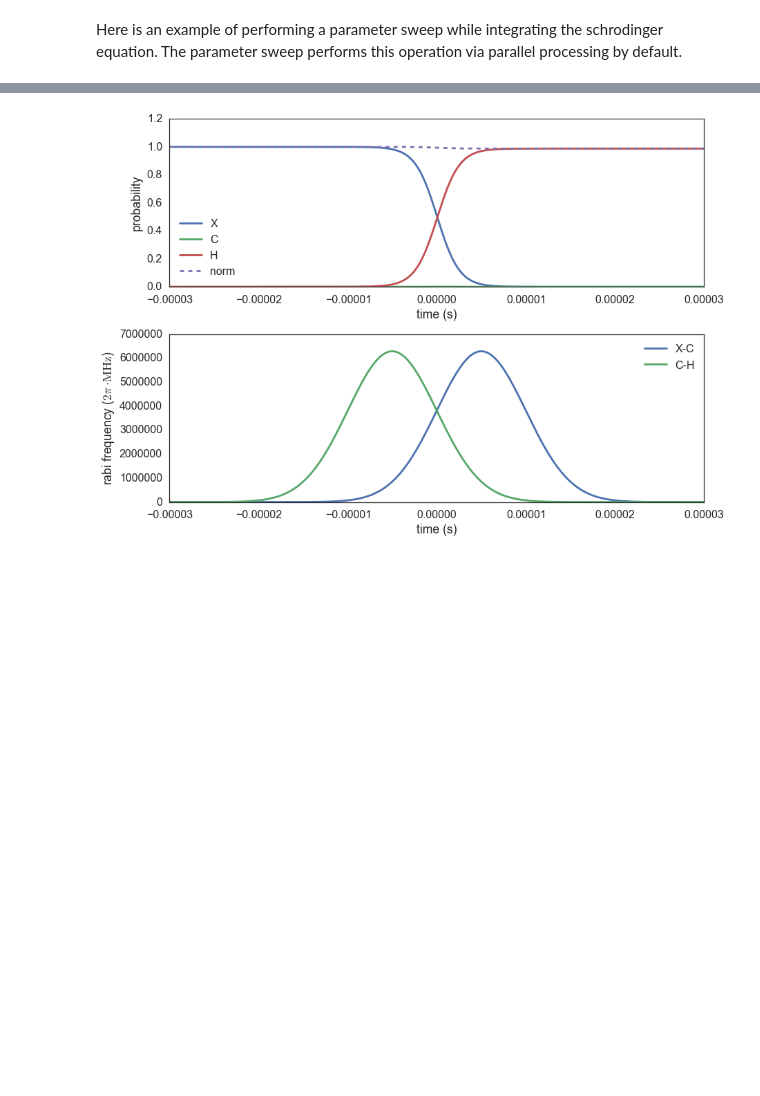
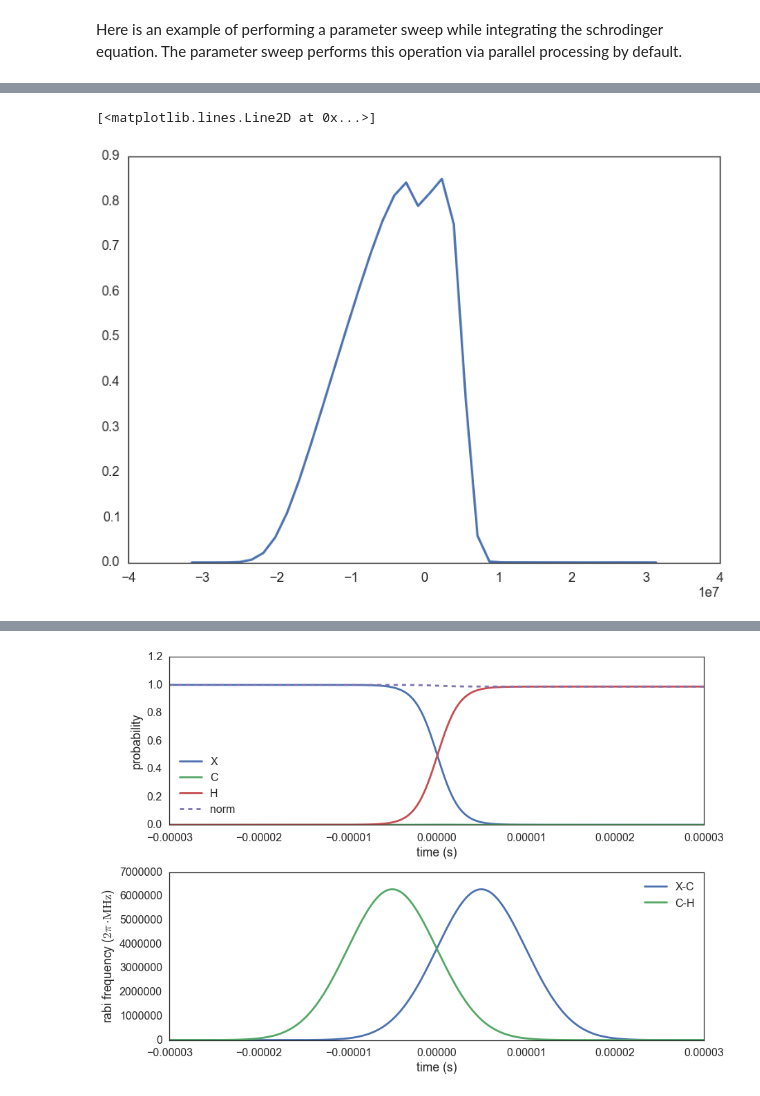
Before and after one commit to b-r-oleary/acme, a Jupyter notebook: Simulations/Schrodinger Equation Integration.ipynb, the cells around one changed output, grey strips where cells are left out. Drawn from its saved outputs; the diff is of its cells as text; code cells hidden in the pictures; blank space fills up the shorter version.

```diff
--- a/Simulations/Schrodinger Equation Integration.ipynb
+++ b/Simulations/Schrodinger Equation Integration.ipynb
@@ -112,17 +168,20 @@ class ParameterSweep(object):
 
         self.output = output
 
-        for k, v0 in kwargs.items():
-            if isinstance(v0, FunctionType):
-                v = copy.deepcopy(v0)
-                kwargs[k] = lambda args: v(**{key: arg for key, arg in zip(self.values.keys(), args)
-                                                              if key in inspect.getargspec(v).args})
-
+        for k, v in kwargs.items():
+            if isinstance(v, FunctionType):
+                kwargs[k] = self._normalize_function(v)
 
         self.results = IntegrateSchrodingerEquation.parameter_sweep(self.expanded_values, **kwargs)
 
         if self.output is not None:
             self.output_results = self.output(self.results)
+
+    def _normalize_function(self, function):
+        return lambda args: function(**{key: arg for key, arg
+                                        in zip(self.values.keys(), args)
+                                        if key in inspect.getargspec(function).args})
+
 
     def _expand_values(self):
 
@@ -134,8 +193,11 @@ class ParameterSweep(object):
                 for item in self.values[k]:
                     new_expanded_values.append(v + [item])
             self.expanded_values = new_expanded_values
+        return
 
-        return
+    def _unexpand_results(self):
+        pass
+
 
     def plot(*args, **kwargs):
         """
@@ -190,0 +262,38 @@ plt.plot(delta, ISE.output_results)
+# %%
+sinc2 = lambda t, t0, dt: np.sinc((t - t0)/(2 * dt))**2
+
+T = 30*10**(-6)
+N = 500
+
+t = np.linspace(-T, T, N)
+width = T/6.0
+sep   = T/12.0
+Omega = 5 * 2 * np.pi * 10**6
+omega0 = 2 * sinc2(t, +sep, width) * Omega
+omega1 = sinc2(t, -sep, width) * Omega
+Gamma = 1 / (500 * 10**(-9))
+Delta = 5 * 2 * np.pi * 10**6
+delta = np.linspace(-5, +5, 40) * 2 * np.pi * 10**6
+
+energy = lambda delta: {'X': -delta,
+                        'C': Delta - 1j*Gamma/2.0,
+                        'H': +delta}
+
+omega = {('X','C'): omega0,
+         ('C','H'): omega1}
+
+ISE = ParameterSweep(
+            {'delta': delta},
+            t=t,
+            energy=energy,
+            omega =omega,
+            psi0 = {'X':1, 'C':0, 'H':0},
+            final_state=True,
+            parallelize=False,
+            output=[0,0,1]
+      )
+
+plt.plot(delta, ISE.output_results)
+# %% [output]
+[<matplotlib.lines.Line2D at 0x...>]
+[figure, added]
```
Also changed, not shown: parts of 5 cells of this notebook, 26 other files.
